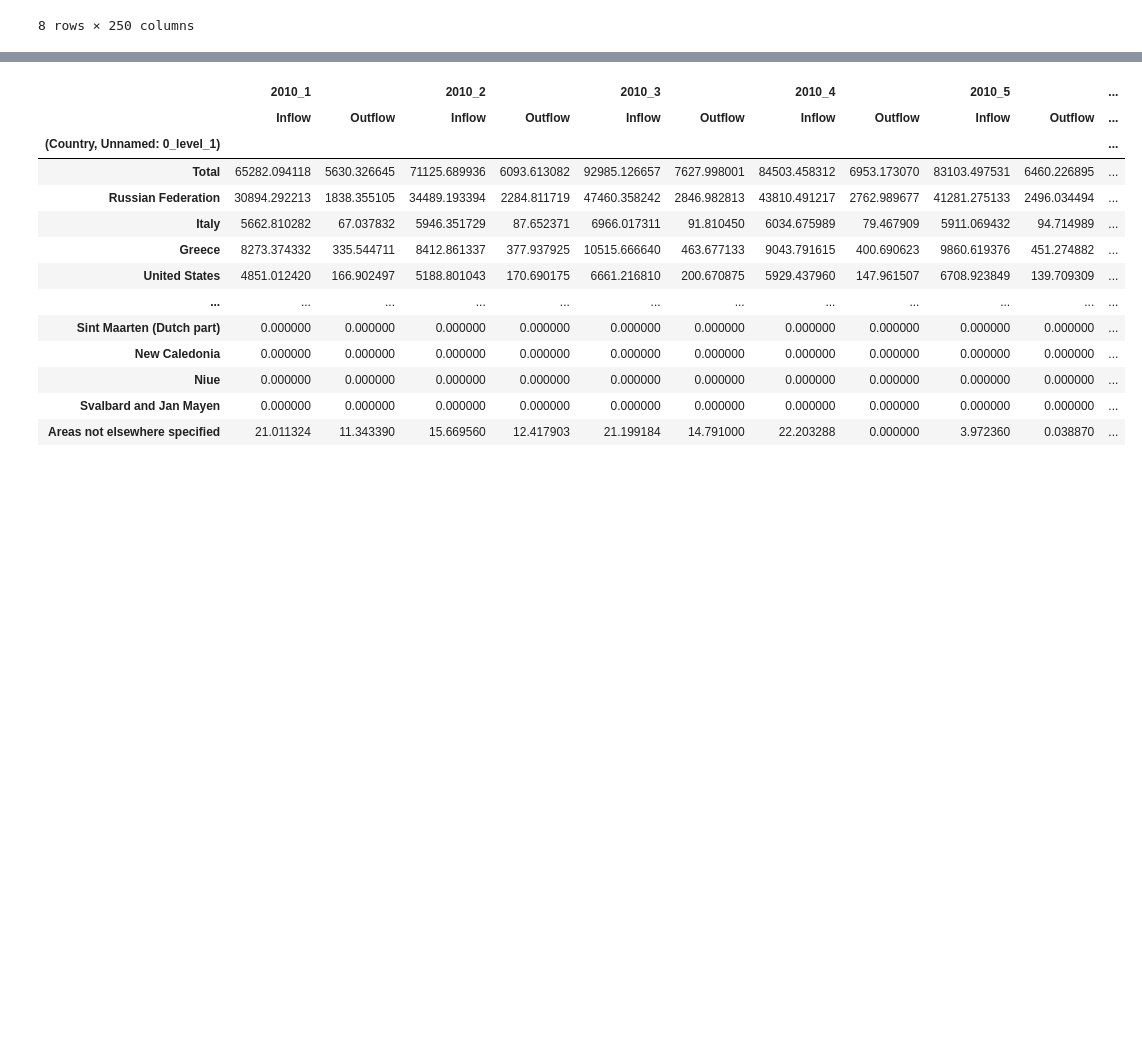
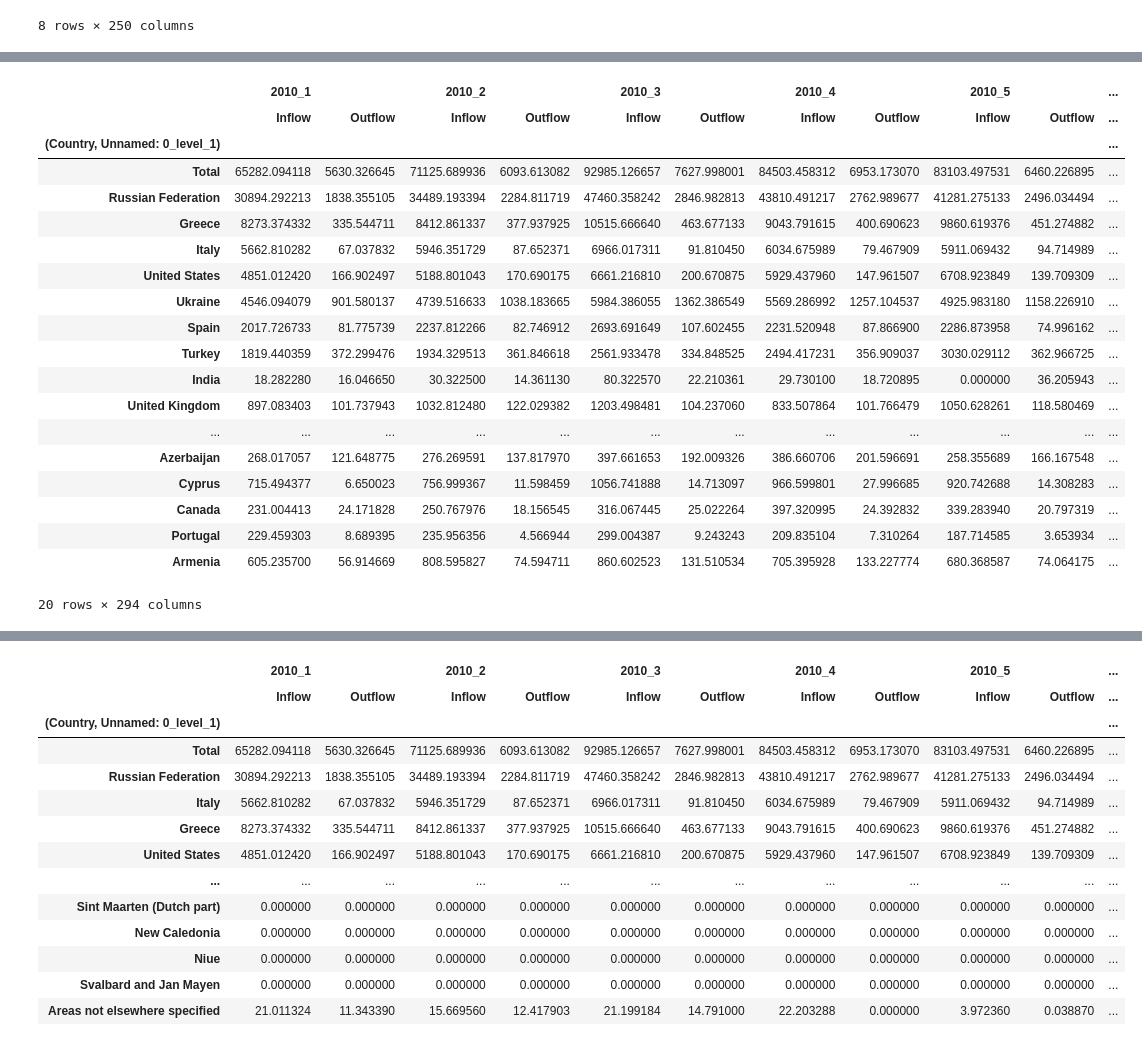
Before and after one commit to spyderroque/Georgia-Ukraine-War, a Jupyter notebook: Economics/Economics.ipynb, the cells around one changed output, grey strips where cells are left out. Cells and saved outputs as stored; diff of their text form; code cells hidden in the pictures; blank space fills up the shorter version.

```diff
--- a/Economics/Economics.ipynb
+++ b/Economics/Economics.ipynb
@@ -405,2 +436,25 @@ df_Remissions_part2.T.describe()
 # %%
 df_Remissions.set_index([("Country", "Unnamed: 0_level_1")], inplace=True)
+# %%
+df_Remissions.sort_values(by= [('2011_12','Inflow')], axis=0, ascending= False).head(20)
+# %% [output]
+|  | 2010_1 |  | 2010_2 |  | 2010_3 |  | 2010_4 |  | 2010_5 |  | ... |
+|  | Inflow | Outflow | Inflow | Outflow | Inflow | Outflow | Inflow | Outflow | Inflow | Outflow | ... |
+| (Country, Unnamed: 0_level_1) |  |  |  |  |  |  |  |  |  |  | ... |
+| Total | 65282.094118 | 5630.326645 | 71125.689936 | 6093.613082 | 92985.126657 | 7627.998001 | 84503.458312 | 6953.173070 | 83103.497531 | 6460.226895 | ... |
+| Russian Federation | 30894.292213 | 1838.355105 | 34489.193394 | 2284.811719 | 47460.358242 | 2846.982813 | 43810.491217 | 2762.989677 | 41281.275133 | 2496.034494 | ... |
+| Greece | 8273.374332 | 335.544711 | 8412.861337 | 377.937925 | 10515.666640 | 463.677133 | 9043.791615 | 400.690623 | 9860.619376 | 451.274882 | ... |
+| Italy | 5662.810282 | 67.037832 | 5946.351729 | 87.652371 | 6966.017311 | 91.810450 | 6034.675989 | 79.467909 | 5911.069432 | 94.714989 | ... |
+| United States | 4851.012420 | 166.902497 | 5188.801043 | 170.690175 | 6661.216810 | 200.670875 | 5929.437960 | 147.961507 | 6708.923849 | 139.709309 | ... |
+| Ukraine | 4546.094079 | 901.580137 | 4739.516633 | 1038.183665 | 5984.386055 | 1362.386549 | 5569.286992 | 1257.104537 | 4925.983180 | 1158.226910 | ... |
+| Spain | 2017.726733 | 81.775739 | 2237.812266 | 82.746912 | 2693.691649 | 107.602455 | 2231.520948 | 87.866900 | 2286.873958 | 74.996162 | ... |
+| Turkey | 1819.440359 | 372.299476 | 1934.329513 | 361.846618 | 2561.933478 | 334.848525 | 2494.417231 | 356.909037 | 3030.029112 | 362.966725 | ... |
+| India | 18.282280 | 16.046650 | 30.322500 | 14.361130 | 80.322570 | 22.210361 | 29.730100 | 18.720895 | 0.000000 | 36.205943 | ... |
+| United Kingdom | 897.083403 | 101.737943 | 1032.812480 | 122.029382 | 1203.498481 | 104.237060 | 833.507864 | 101.766479 | 1050.628261 | 118.580469 | ... |
+| ... | ... | ... | ... | ... | ... | ... | ... | ... | ... | ... | ... |
+| Azerbaijan | 268.017057 | 121.648775 | 276.269591 | 137.817970 | 397.661653 | 192.009326 | 386.660706 | 201.596691 | 258.355689 | 166.167548 | ... |
+| Cyprus | 715.494377 | 6.650023 | 756.999367 | 11.598459 | 1056.741888 | 14.713097 | 966.599801 | 27.996685 | 920.742688 | 14.308283 | ... |
+| Canada | 231.004413 | 24.171828 | 250.767976 | 18.156545 | 316.067445 | 25.022264 | 397.320995 | 24.392832 | 339.283940 | 20.797319 | ... |
+| Portugal | 229.459303 | 8.689395 | 235.956356 | 4.566944 | 299.004387 | 9.243243 | 209.835104 | 7.310264 | 187.714585 | 3.653934 | ... |
+| Armenia | 605.235700 | 56.914669 | 808.595827 | 74.594711 | 860.602523 | 131.510534 | 705.395928 | 133.227774 | 680.368587 | 74.064175 | ... |
+20 rows × 294 columns
```
Also changed, not shown: parts of 15 cells of this notebook.
